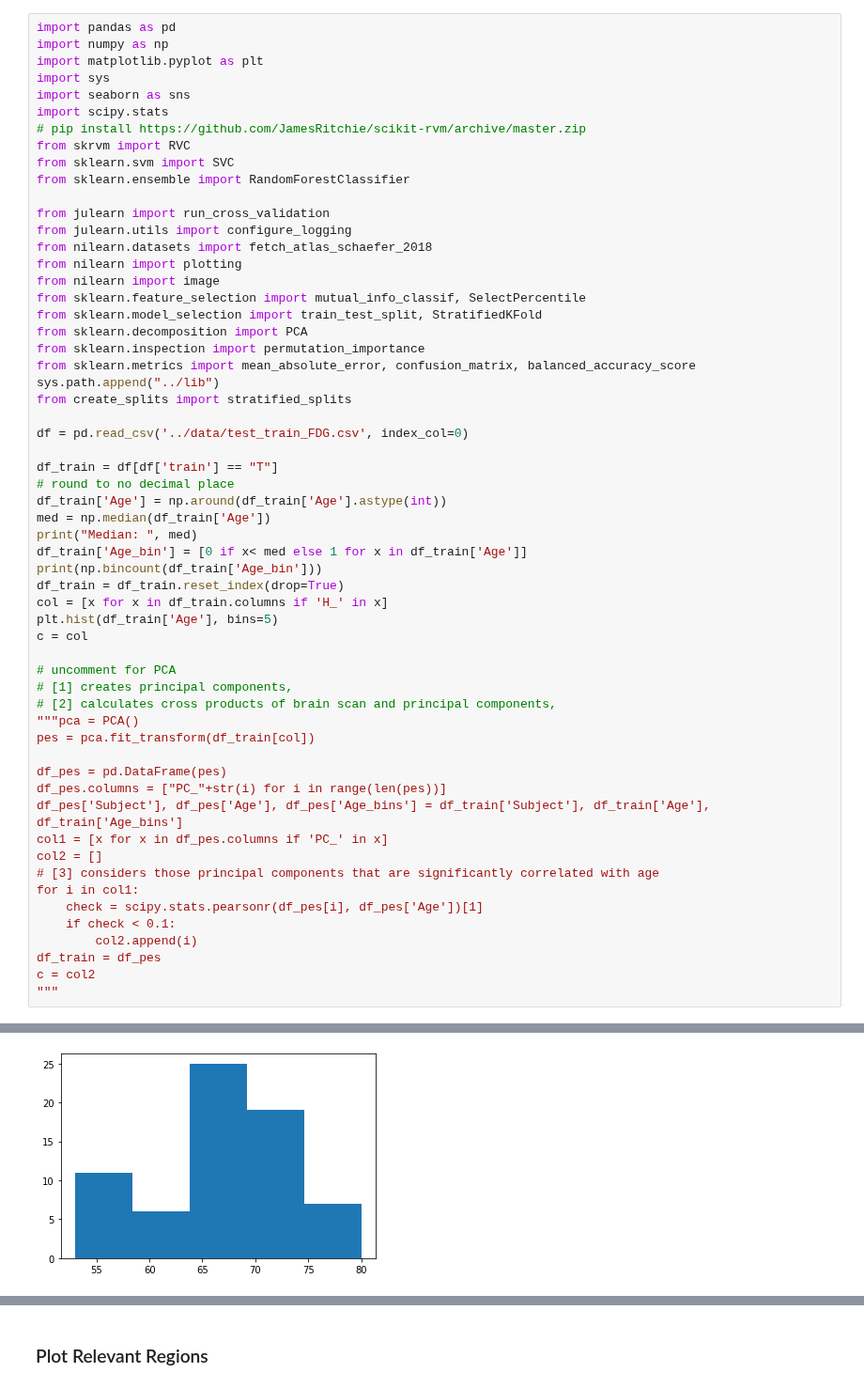
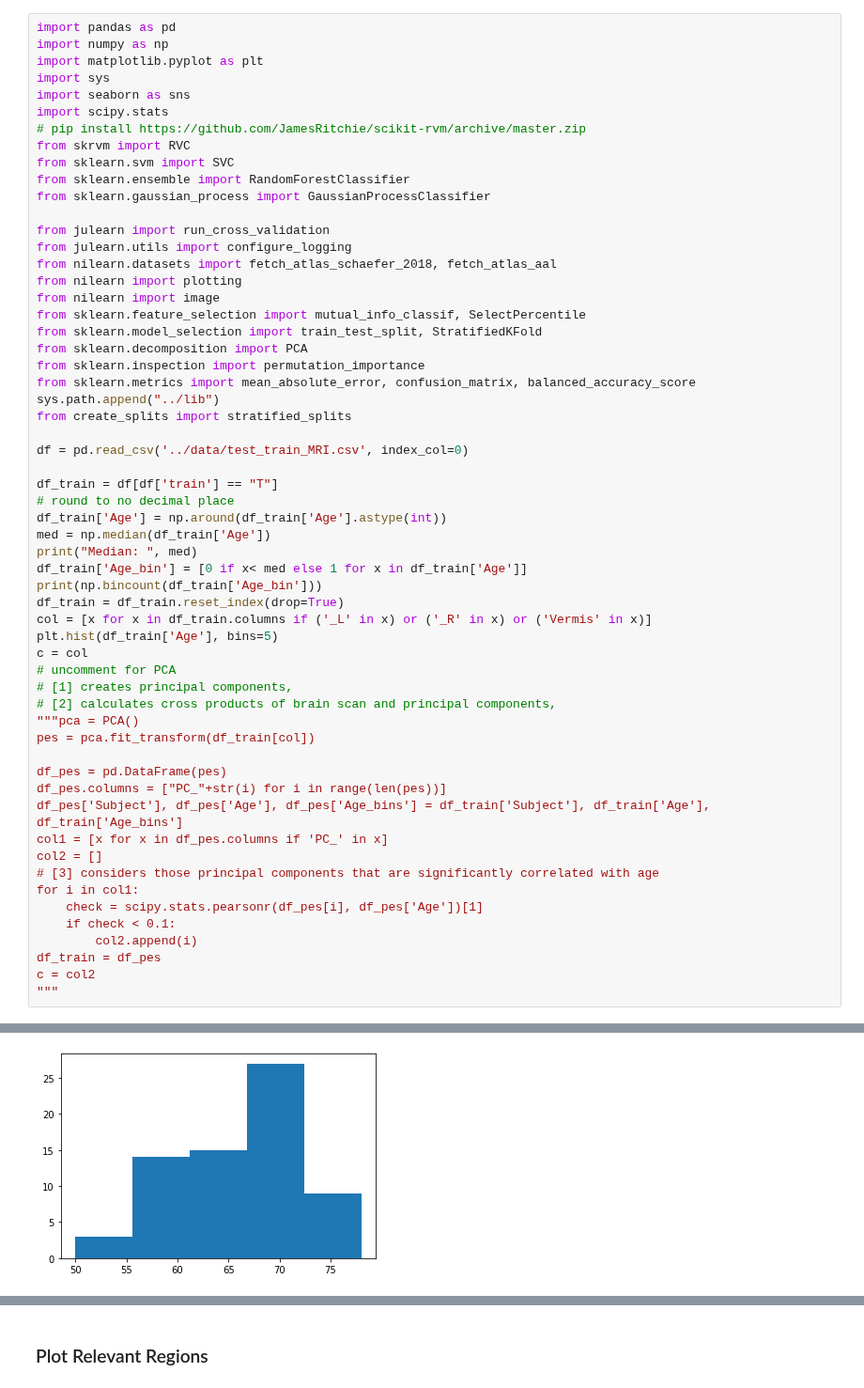
Before and after one commit to elenadoe/Brain_Age_PET_MRI, a Jupyter notebook: src/2_cv_test.ipynb, the cells around one changed output, grey strips where cells are left out. Shown at 94% size. Drawn from its saved outputs; the diff is of its cells as text.

```diff
--- a/src/2_cv_test.ipynb
+++ b/src/2_cv_test.ipynb
@@ -9,10 +9,11 @@ import scipy.stats
 from skrvm import RVC
 from sklearn.svm import SVC
 from sklearn.ensemble import RandomForestClassifier
+from sklearn.gaussian_process import GaussianProcessClassifier
 
 from julearn import run_cross_validation
 from julearn.utils import configure_logging
-from nilearn.datasets import fetch_atlas_schaefer_2018
+from nilearn.datasets import fetch_atlas_schaefer_2018, fetch_atlas_aal
 from nilearn import plotting
 from nilearn import image
 from sklearn.feature_selection import mutual_info_classif, SelectPercentile
@@ -23,7 +24,7 @@ from sklearn.metrics import mean_absolute_error, confusion_matrix, balanced_accu
 sys.path.append("../lib")
 from create_splits import stratified_splits
 
-df = pd.read_csv('../data/test_train_FDG.csv', index_col=0)
+df = pd.read_csv('../data/test_train_MRI.csv', index_col=0)
 
 df_train = df[df['train'] == "T"]
 # round to no decimal place
@@ -33,10 +34,9 @@ print("Median: ", med)
 df_train['Age_bin'] = [0 if x< med else 1 for x in df_train['Age']]
 print(np.bincount(df_train['Age_bin']))
 df_train = df_train.reset_index(drop=True)
-col = [x for x in df_train.columns if 'H_' in x]
+col = [x for x in df_train.columns if ('_L' in x) or ('_R' in x) or ('Vermis' in x)]
 plt.hist(df_train['Age'], bins=5)
 c = col
-
 # uncomment for PCA
 # [1] creates principal components,
 # [2] calculates cross products of brain scan and principal components,
@@ -62,13 +62,13 @@ Median:  67.5
 A value is trying to be set on a copy of a slice from a DataFrame.
 Try using .loc[row_indexer,col_indexer] = value instead
 
 See the caveats in the documentation: https://pandas.pydata.org/pandas-docs/stable/user_guide/indexing.html#returning-a-view-versus-a-copy
 A value is trying to be set on a copy of a slice from a DataFrame.
 Try using .loc[row_indexer,col_indexer] = value instead
 
 See the caveats in the documentation: https://pandas.pydata.org/pandas-docs/stable/user_guide/indexing.html#returning-a-view-versus-a-copy
 'pca = PCA()\npes = pca.fit_transform(df_train[col])\n\ndf_pes = pd.DataFrame(pes)\ndf_pes.columns = ["PC_"+str(i) for i in range(len(pes))]\ndf_pes[\'Subject\'], df_pes[\'Age\'], df_pes[\'Age_bins\'] ...
-[figure, old version]
+[figure, new version]
 # %%
 rand_seed = 42
 num_bins = 5
```
Also changed, not shown: parts of 8 cells of this notebook, 1 other file.
